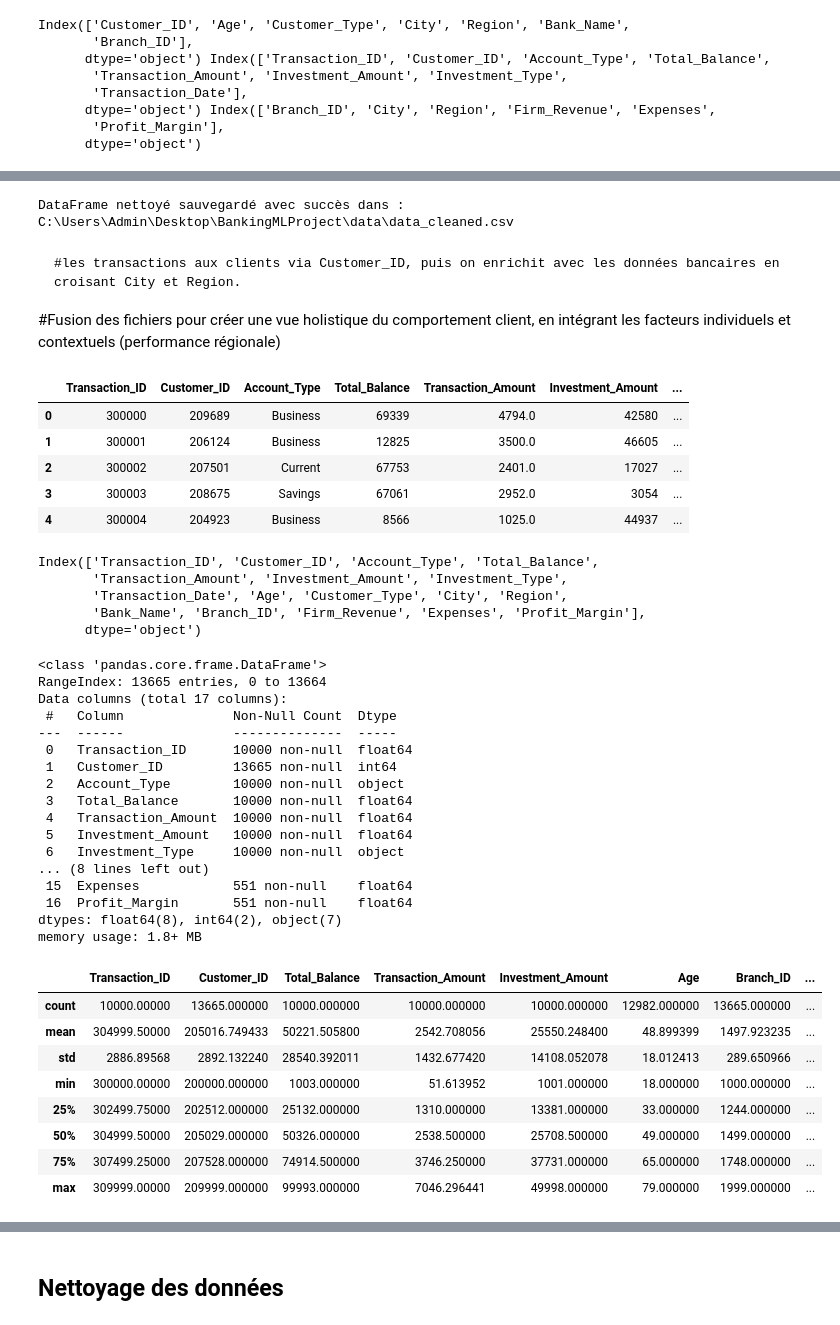
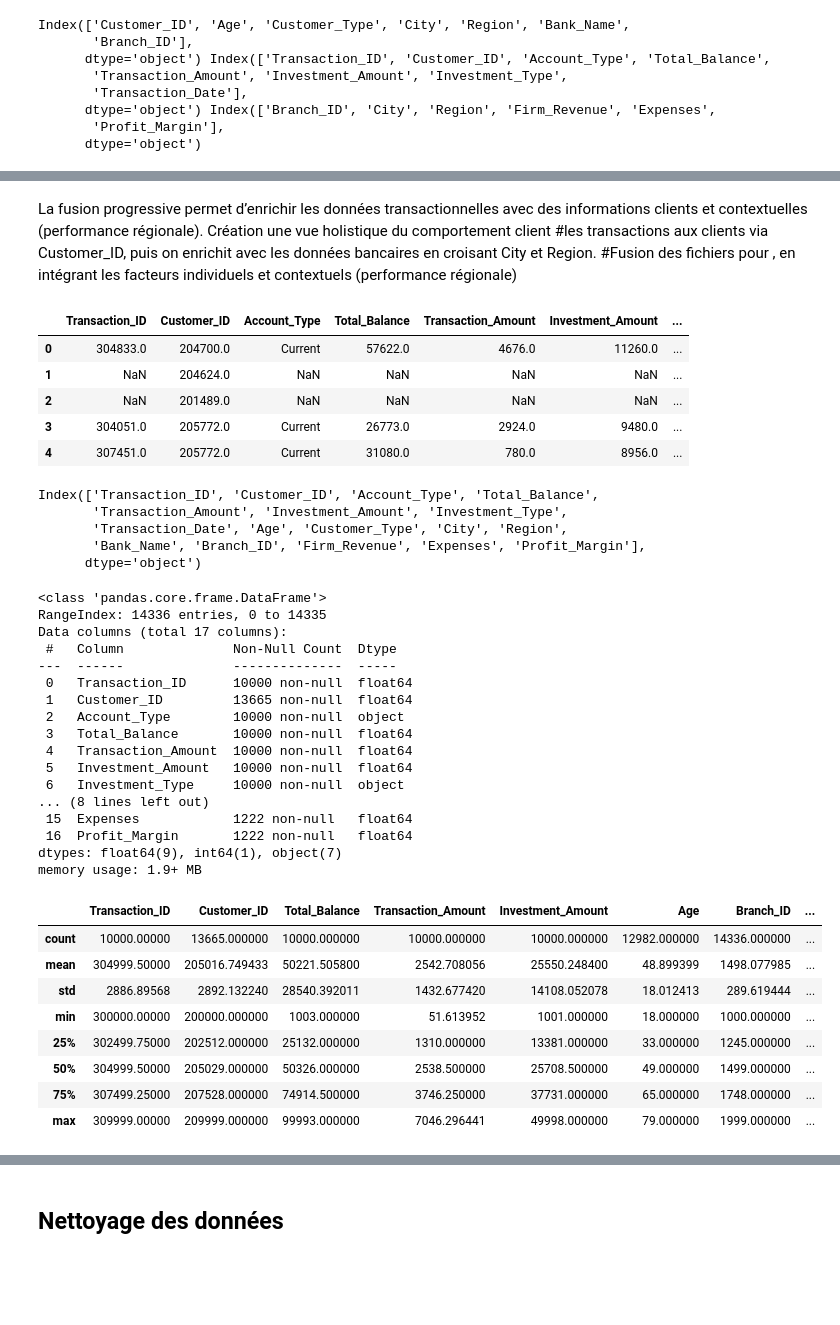
Before and after one commit to Miriam-Delgado/BankingMLProject, a Jupyter notebook: notebooks/exploration_V4.ipynb, the cells around one changed output, grey strips where cells are left out. Cells and saved outputs as stored; diff of their text form; code cells hidden in the pictures; blank space fills up the shorter version.

```diff
--- a/notebooks/exploration_V4.ipynb
+++ b/notebooks/exploration_V4.ipynb
@@ -61,10 +62,13 @@ Index(['Customer_ID', 'Age', 'Customer_Type', 'City', 'Region', 'Bank_Name',
       dtype='object')
 # %%
 # Fusion client + transactions
-df = pd.merge(transactions, clients, on='Customer_ID', how='right')
+df_merge1 = pd.merge(transactions, clients, on='Customer_ID', how='outer')
 
 # Fusion avec données bancaires via la ville et la région
-df = pd.merge(df, banques, on=['Branch_ID','City', 'Region'], how='left')
+df_merge2 = pd.merge(df_merge1, banques, on=['Branch_ID','City', 'Region'], how='outer')
 
 # Vérification
-df.head()
+df_merge2.head()
+
+#Création d'une copie
+df_fusioned = df_merge2.copy()
@@ -78,22 +75,5 @@ df.head()
-# %%
-# Sauvegarde du dossier 'cleaned_data'
-output_directory = r"C:\Users\Admin\Desktop\BankingMLProject\data"
-
-# Nom du fichier CSV de sortie
-output_filename = "data_cleaned.csv"
-
-# Création du chemin complet du fichier de sortie
-output_filepath = os.path.join(output_directory, output_filename)
-
-#Sauvegarder du DataFrame nettoyé en CSV
-try:
-    # index=False pour ne pas écrire l'index du DataFrame comme une colonne dans le CSV
-    df.to_csv(output_filepath, index=False)
-    print(f"\nDataFrame nettoyé sauvegardé avec succès dans : {output_filepath}")
-except Exception as e:
-    print(f"\nUne erreur est survenue lors de la sauvegarde : {e}")
-# %% [output]
-DataFrame nettoyé sauvegardé avec succès dans : C:\Users\Admin\Desktop\BankingMLProject\data\data_cleaned.csv
 # %% [markdown]
-    #les transactions aux clients via Customer_ID, puis on enrichit avec les données bancaires en croisant City et Region.
- #Fusion des fichiers pour créer une vue holistique du comportement client, en intégrant les facteurs individuels et contextuels (performance régionale)
+La fusion progressive permet d’enrichir les données transactionnelles avec des informations clients et contextuelles (performance régionale).
+Création une vue holistique du comportement client
+#les transactions aux clients via Customer_ID, puis on enrichit avec les données bancaires en croisant City et Region.
+ #Fusion des fichiers pour , en intégrant les facteurs individuels et contextuels (performance régionale)
@@ -105,13 +80,14 @@ df = pd.read_csv(os.path.join(directory_path,transactions_filename))
 # %%
 # Affichage des 5 premières lignes pour inspection
+df = df_fusioned.copy()
 df.head()
 # %% [output]
 |  | Transaction_ID | Customer_ID | Account_Type | Total_Balance | Transaction_Amount | Investment_Amount | ... |
-| 0 | 300000 | 209689 | Business | 69339 | 4794.0 | 42580 | ... |
-| 1 | 300001 | 206124 | Business | 12825 | 3500.0 | 46605 | ... |
-| 2 | 300002 | 207501 | Current | 67753 | 2401.0 | 17027 | ... |
-| 3 | 300003 | 208675 | Savings | 67061 | 2952.0 | 3054 | ... |
-| 4 | 300004 | 204923 | Business | 8566 | 1025.0 | 44937 | ... |
+| 0 | 304833.0 | 204700.0 | Current | 57622.0 | 4676.0 | 11260.0 | ... |
+| 1 | NaN | 204624.0 | NaN | NaN | NaN | NaN | ... |
+| 2 | NaN | 201489.0 | NaN | NaN | NaN | NaN | ... |
+| 3 | 304051.0 | 205772.0 | Current | 26773.0 | 2924.0 | 9480.0 | ... |
+| 4 | 307451.0 | 205772.0 | Current | 31080.0 | 780.0 | 8956.0 | ... |
 # %%
 print(df.columns)
 # %% [output]
@@ -124,31 +100,31 @@ Index(['Transaction_ID', 'Customer_ID', 'Account_Type', 'Total_Balance',
 df.info()
 # %% [output]
 <class 'pandas.core.frame.DataFrame'>
-RangeIndex: 13665 entries, 0 to 13664
+RangeIndex: 14336 entries, 0 to 14335
 Data columns (total 17 columns):
  #   Column              Non-Null Count  Dtype
 ---  ------              --------------  -----
  0   Transaction_ID      10000 non-null  float64
- 1   Customer_ID         13665 non-null  int64
+ 1   Customer_ID         13665 non-null  float64
  2   Account_Type        10000 non-null  object
  3   Total_Balance       10000 non-null  float64
  4   Transaction_Amount  10000 non-null  float64
  5   Investment_Amount   10000 non-null  float64
  6   Investment_Type     10000 non-null  object
 ... (8 lines left out)
- 15  Expenses            551 non-null    float64
- 16  Profit_Margin       551 non-null    float64
-dtypes: float64(8), int64(2), object(7)
-memory usage: 1.8+ MB
+ 15  Expenses            1222 non-null   float64
+ 16  Profit_Margin       1222 non-null   float64
+dtypes: float64(9), int64(1), object(7)
+memory usage: 1.9+ MB
 # %%
 df.describe()
 # %% [output]
 |  | Transaction_ID | Customer_ID | Total_Balance | Transaction_Amount | Investment_Amount | Age | Branch_ID | ... |
-| count | 10000.00000 | 13665.000000 | 10000.000000 | 10000.000000 | 10000.000000 | 12982.000000 | 13665.000000 | ... |
-| mean | 304999.50000 | 205016.749433 | 50221.505800 | 2542.708056 | 25550.248400 | 48.899399 | 1497.923235 | ... |
-| std | 2886.89568 | 2892.132240 | 28540.392011 | 1432.677420 | 14108.052078 | 18.012413 | 289.650966 | ... |
+| count | 10000.00000 | 13665.000000 | 10000.000000 | 10000.000000 | 10000.000000 | 12982.000000 | 14336.000000 | ... |
+| mean | 304999.50000 | 205016.749433 | 50221.505800 | 2542.708056 | 25550.248400 | 48.899399 | 1498.077985 | ... |
+| std | 2886.89568 | 2892.132240 | 28540.392011 | 1432.677420 | 14108.052078 | 18.012413 | 289.619444 | ... |
 | min | 300000.00000 | 200000.000000 | 1003.000000 | 51.613952 | 1001.000000 | 18.000000 | 1000.000000 | ... |
-| 25% | 302499.75000 | 202512.000000 | 25132.000000 | 1310.000000 | 13381.000000 | 33.000000 | 1244.000000 | ... |
+| 25% | 302499.75000 | 202512.000000 | 25132.000000 | 1310.000000 | 13381.000000 | 33.000000 | 1245.000000 | ... |
 | 50% | 304999.50000 | 205029.000000 | 50326.000000 | 2538.500000 | 25708.500000 | 49.000000 | 1499.000000 | ... |
 | 75% | 307499.25000 | 207528.000000 | 74914.500000 | 3746.250000 | 37731.000000 | 65.000000 | 1748.000000 | ... |
 | max | 309999.00000 | 209999.000000 | 99993.000000 | 7046.296441 | 49998.000000 | 79.000000 | 1999.000000 | ... |
```
Also changed, not shown: parts of 104 cells of this notebook, 5 other files.
